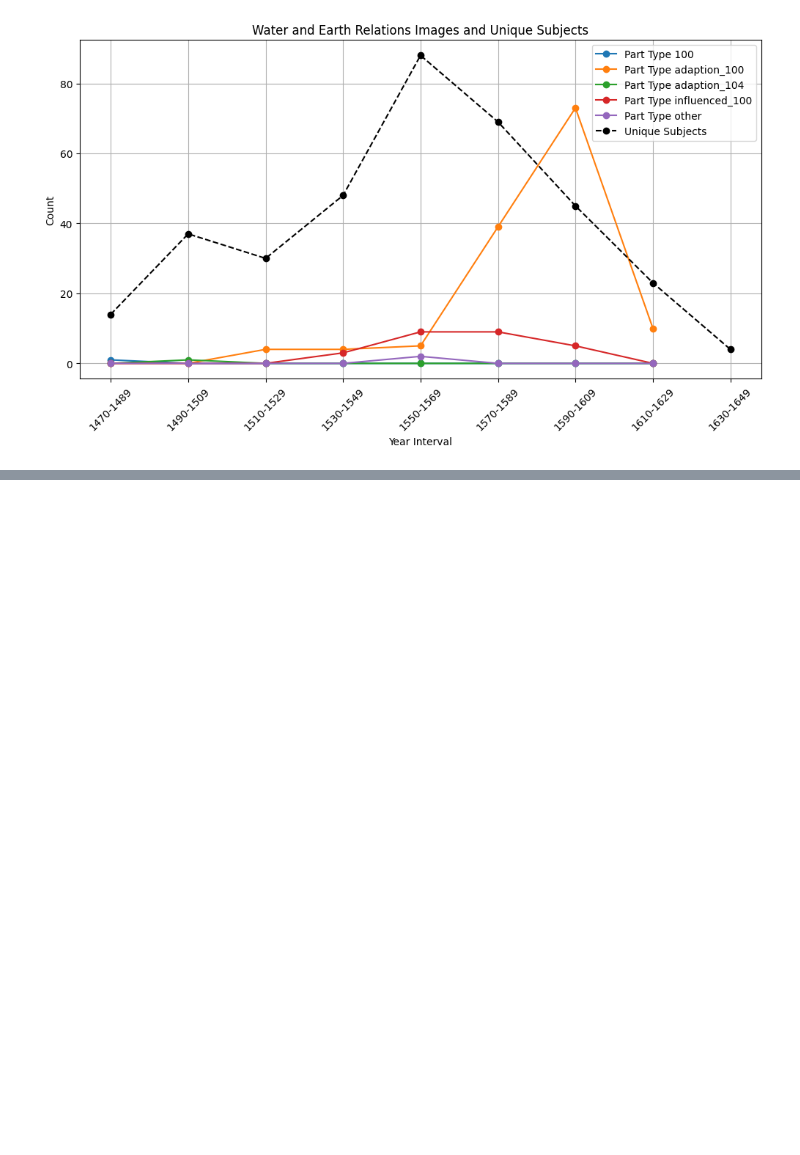
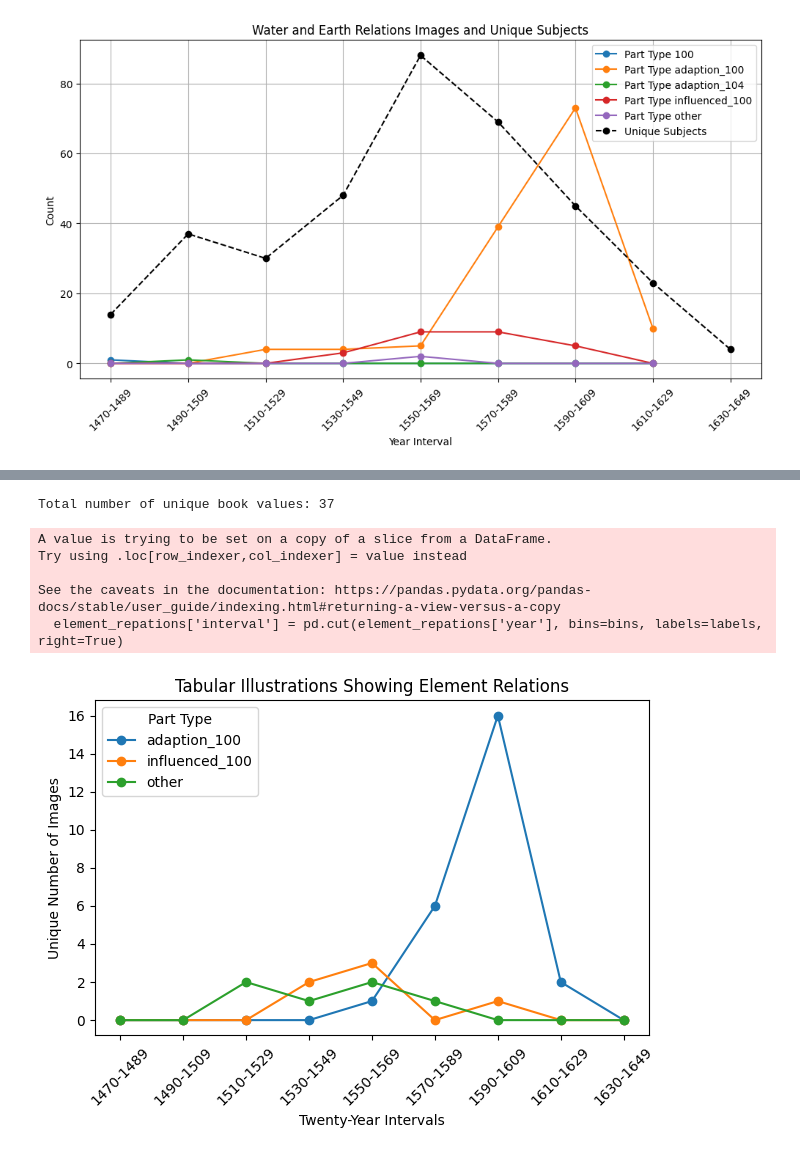
Before and after one commit to Nogashlomi/Image_data, a Jupyter notebook: four elements.ipynb, the cells around one changed output, grey strips where cells are left out. Saved outputs shown, nothing was run; the diff lists cells and outputs as text; code cells hidden in the pictures; blank space fills up the shorter version.

```diff
--- a/four elements.ipynb
+++ b/four elements.ipynb
@@ -192,0 +261,3 @@ plt.show()
+# %%
+# Filter rows that contain the keyword 'CK_Relation Between the Spheres of Water and Earth'
+element_repations = all_elements_full_info[all_elements_full_info['keywords'].str.contains('CK_Qualities of the Aristotelian Elements')]
@@ -192,0 +284,33 @@ plt.show()
+# %%
+# Count unique book values
+unique_books_count = element_repations['book'].nunique()
+
+# Print the total number of unique book values
+print(f"Total number of unique book values: {unique_books_count}")
+# %% [output]
+Total number of unique book values: 37
+# %%
+# Define the twenty-year intervals and labels
+bins = [1470, 1490, 1510, 1530, 1550, 1570, 1590, 1610, 1630, 1650]
+labels = ['1470-1489', '1490-1509', '1510-1529', '1530-1549', '1550-1569', '1570-1589', '1590-1609', '1610-1629', '1630-1649']
+element_repations['interval'] = pd.cut(element_repations['year'], bins=bins, labels=labels, right=True)
+
+# Group by interval and part_type, then count unique images
+grouped = element_repations.groupby(['interval', 'part_type'])['images'].nunique().unstack().fillna(0)
+
+# Plot the data
+grouped.plot(kind='line', marker='o')
+plt.title('Tabular Illustrations Showing Element Relations')
+plt.xlabel('Twenty-Year Intervals')
+plt.ylabel('Unique Number of Images')
+plt.legend(title='Part Type')
+plt.xticks(rotation=45)
+plt.tight_layout()
+plt.show()
+# %% [output]
+A value is trying to be set on a copy of a slice from a DataFrame.
+Try using .loc[row_indexer,col_indexer] = value instead
+
+See the caveats in the documentation: https://pandas.pydata.org/pandas-docs/stable/user_guide/indexing.html#returning-a-view-versus-a-copy
+  element_repations['interval'] = pd.cut(element_repations['year'], bins=bins, labels=labels, right=True)
+[figure, added]
```
Also changed, not shown: parts of 6 cells of this notebook, 16 other files.
